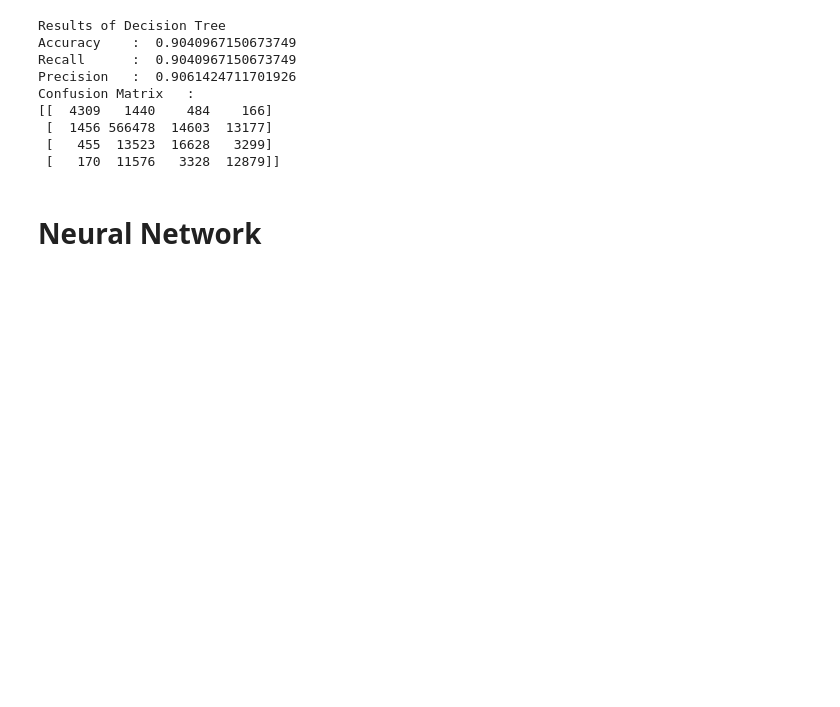
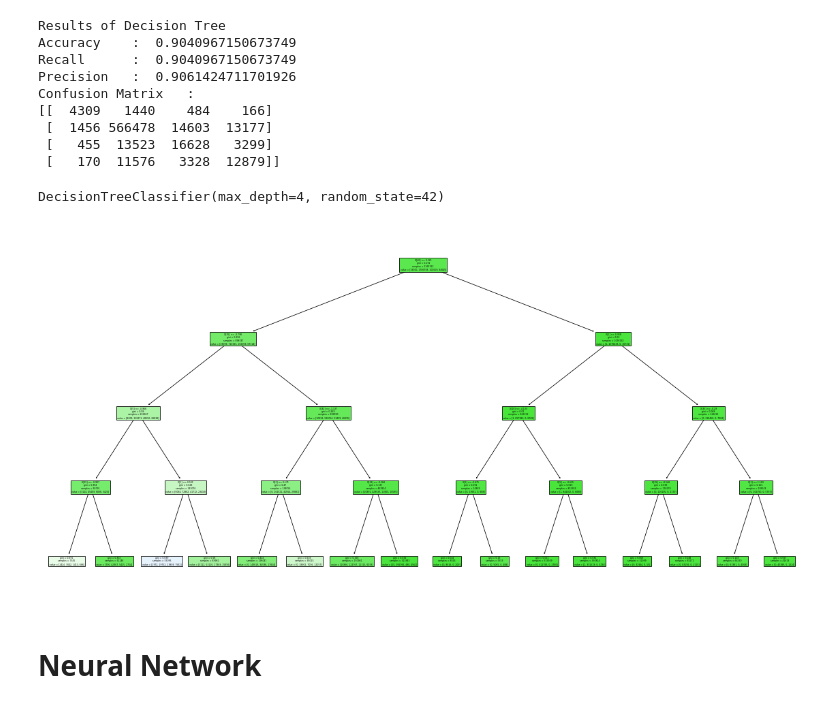
Before and after one commit to Varun359/cmpe255-spring22-FinalProject, a Jupyter notebook: ML_Model/us-accidents-severity-prediction-final.ipynb, the cells around one changed output. Cells and saved outputs as stored; diff of their text form; code cells hidden in the pictures; blank space fills up the shorter version.

```diff
--- a/ML_Model/us-accidents-severity-prediction-final.ipynb
+++ b/ML_Model/us-accidents-severity-prediction-final.ipynb
@@ -748,6 +748,20 @@ Confusion Matrix   :
  [   170  11576   3328  12879]]
 # %%
 pickle.dump(decision_tree_model,open('decision_tree_model_final.pkl','wb'))
+# %%
+from sklearn.tree import DecisionTreeClassifier, plot_tree
+decision_tree_m = DecisionTreeClassifier(max_depth=4,random_state=42)
+decision_tree_m.fit(X_train, y_train)
+# %% [output]
+DecisionTreeClassifier(max_depth=4, random_state=42)
+# %%
+import matplotlib.pyplot as plt
+plt.figure(figsize=(20,10))
+plot_tree(decision_tree_m, filled=True)
+plt.savefig('decision_tree for the dataset')
+plt.show()
+# %% [output]
+[figure, added]
 # %% [markdown]
 # **Neural Network**
 # %%
```
